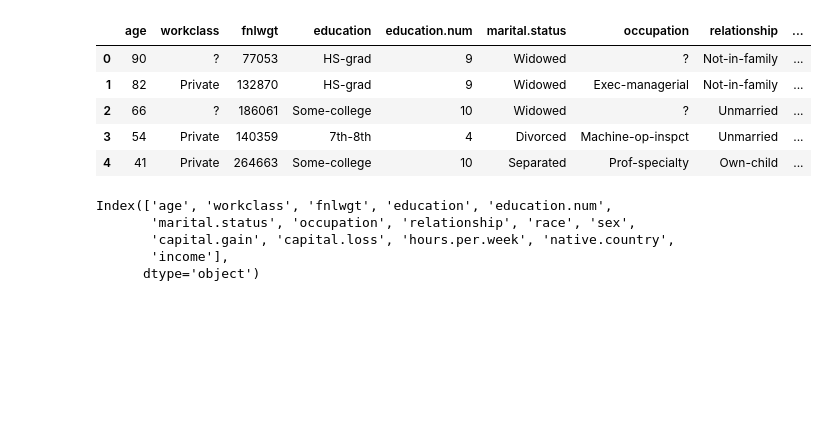
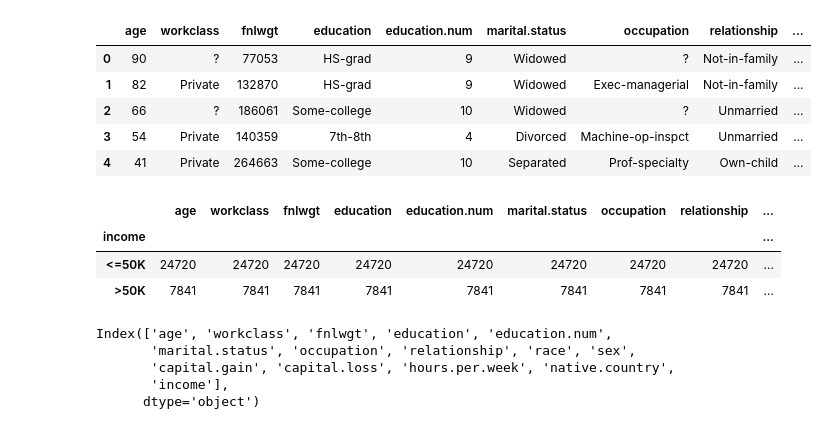
Before and after one commit to apraturu/w210, a Jupyter notebook: Census_data_1994/1994 Census data - EDA.ipynb, the cells around one changed output. Cells and saved outputs as stored; diff of their text form; code cells hidden in the pictures; blank space fills up the shorter version.

```diff
--- a/Census_data_1994/1994 Census data - EDA.ipynb
+++ b/Census_data_1994/1994 Census data - EDA.ipynb
@@ -23,6 +23,13 @@ df_1994.head()
 | 2 | 66 | ? | 186061 | Some-college | 10 | Widowed | ? | Unmarried | ... |
 | 3 | 54 | Private | 140359 | 7th-8th | 4 | Divorced | Machine-op-inspct | Unmarried | ... |
 | 4 | 41 | Private | 264663 | Some-college | 10 | Separated | Prof-specialty | Own-child | ... |
+# %%
+df_1994.groupby("income").count()
+# %% [output]
+|  | age | workclass | fnlwgt | education | education.num | marital.status | occupation | relationship | ... |
+| income |  |  |  |  |  |  |  |  | ... |
+| <=50K | 24720 | 24720 | 24720 | 24720 | 24720 | 24720 | 24720 | 24720 | ... |
+| >50K | 7841 | 7841 | 7841 | 7841 | 7841 | 7841 | 7841 | 7841 | ... |
 # %%
 df_1994.columns
 # %% [output]
```
Also changed, not shown: 1 other file.
